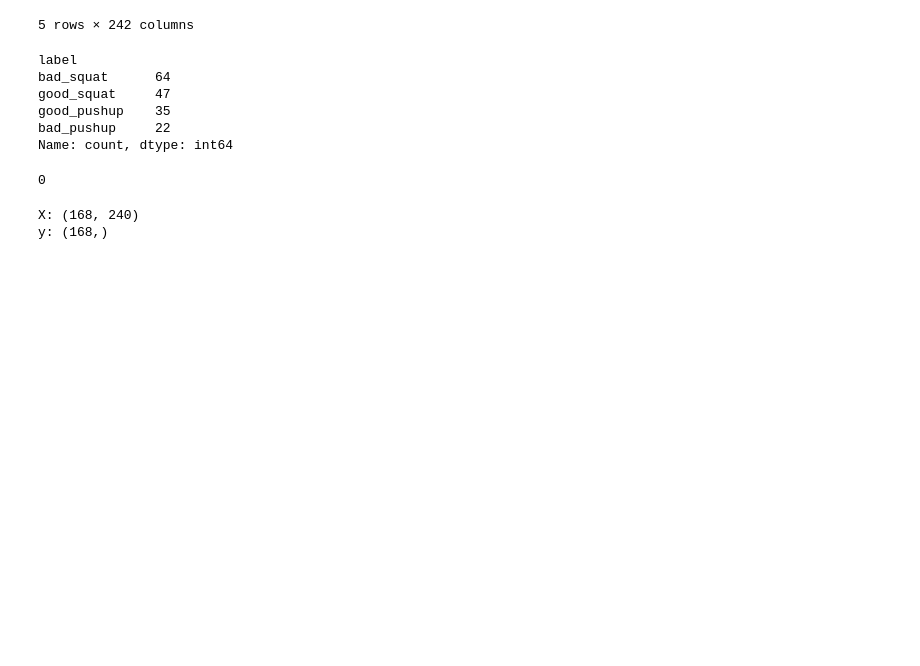
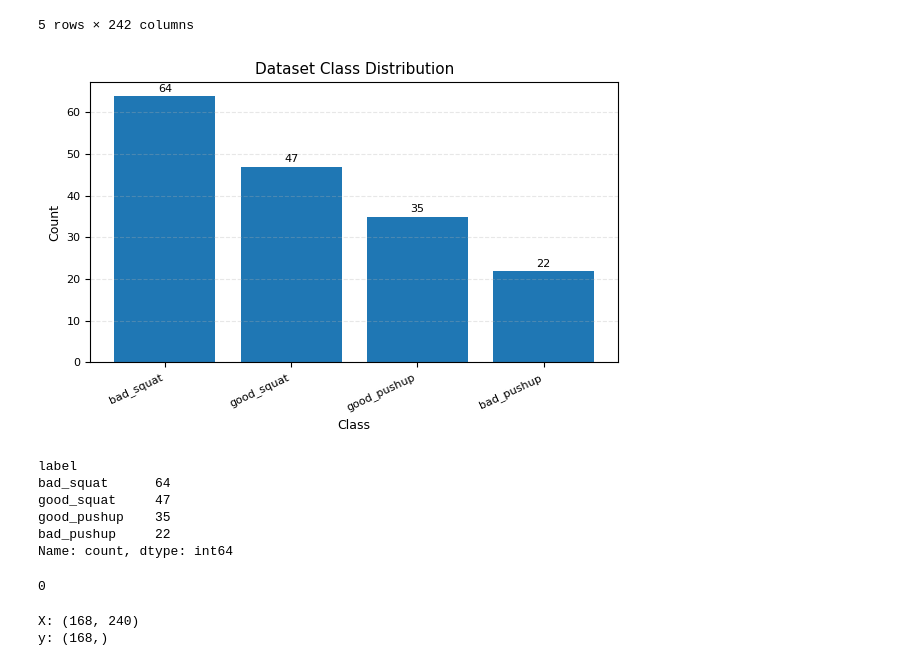
Before and after one commit to Satyabratadas/pose-insight, a Jupyter notebook: models_training.ipynb, the cells around one changed output. Cells and saved outputs as stored; diff of their text form; code cells hidden in the pictures; blank space fills up the shorter version.

Commit message:
update saved models and training notebooks also add plots chart for report

```diff
--- a/models_training.ipynb
+++ b/models_training.ipynb
@@ -42,3 +46,49 @@ df.head()
+# %%
+import matplotlib.pyplot as plt
+
+counts = df["label"].value_counts()
+
+plt.figure(figsize=(6,4))
+
+bars = plt.bar(
+    counts.index,
+    counts.values
+)
+
+plt.title("Dataset Class Distribution", fontsize=11)
+plt.xlabel("Class", fontsize=9)
+plt.ylabel("Count", fontsize=9)
+
+# Light grid
+plt.grid(axis="y", linestyle="--", alpha=0.3)
+
+# Smaller labels
+plt.xticks(rotation=25, ha="right", fontsize=8)
+plt.yticks(fontsize=8)
+
+# Value labels
+for bar in bars:
+    height = bar.get_height()
+    plt.text(
+        bar.get_x() + bar.get_width()/2,
+        height + 0.5,
+        str(int(height)),
+        ha="center",
+        va="bottom",
+        fontsize=8
+    )
+
+plt.tight_layout()
+
+plt.savefig(
+    "/kaggle/working/plots/dataset_distribution_ieee.png",
+    dpi=300,
+    bbox_inches="tight"
+)
+
+plt.show()
+# %% [output]
+[figure, added]
 # %%
 df["label"].value_counts()
 # %% [output]
```
Also changed, not shown: parts of 14 cells of this notebook, 6 other files.
